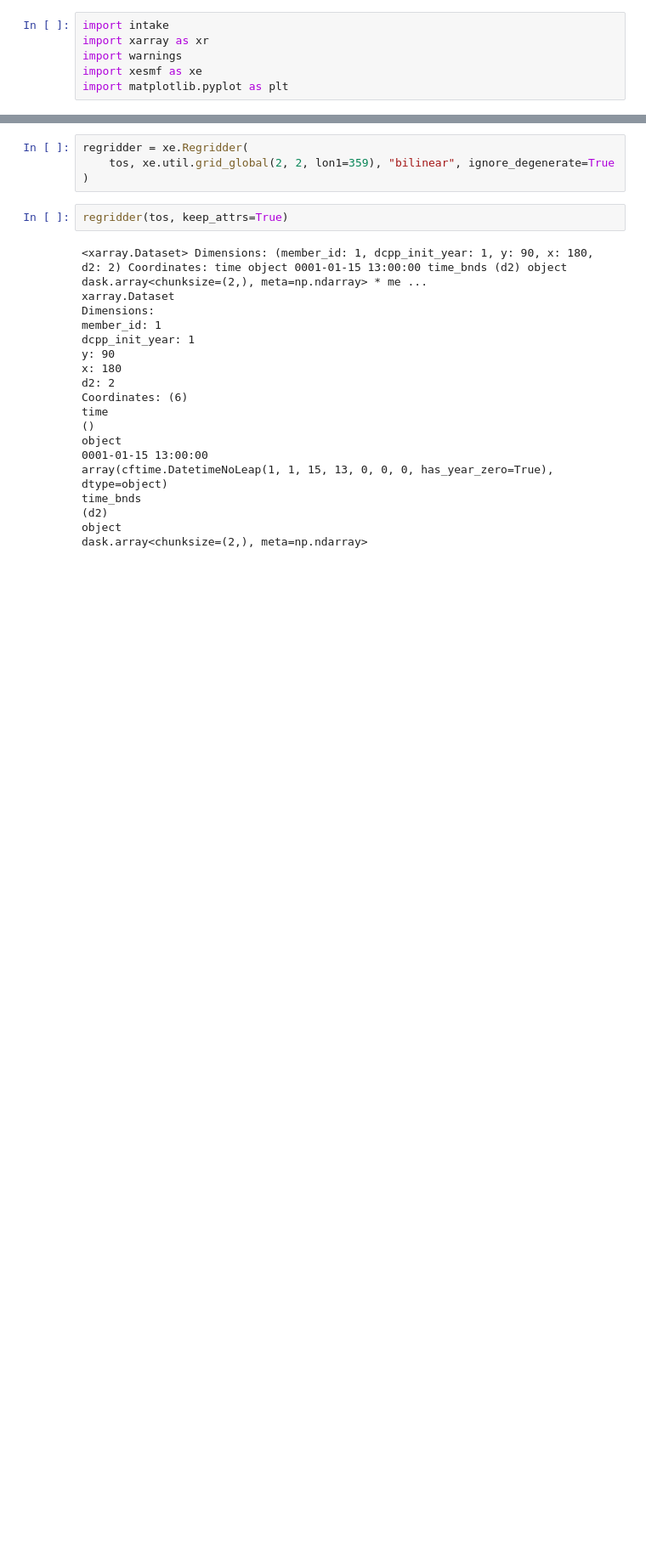
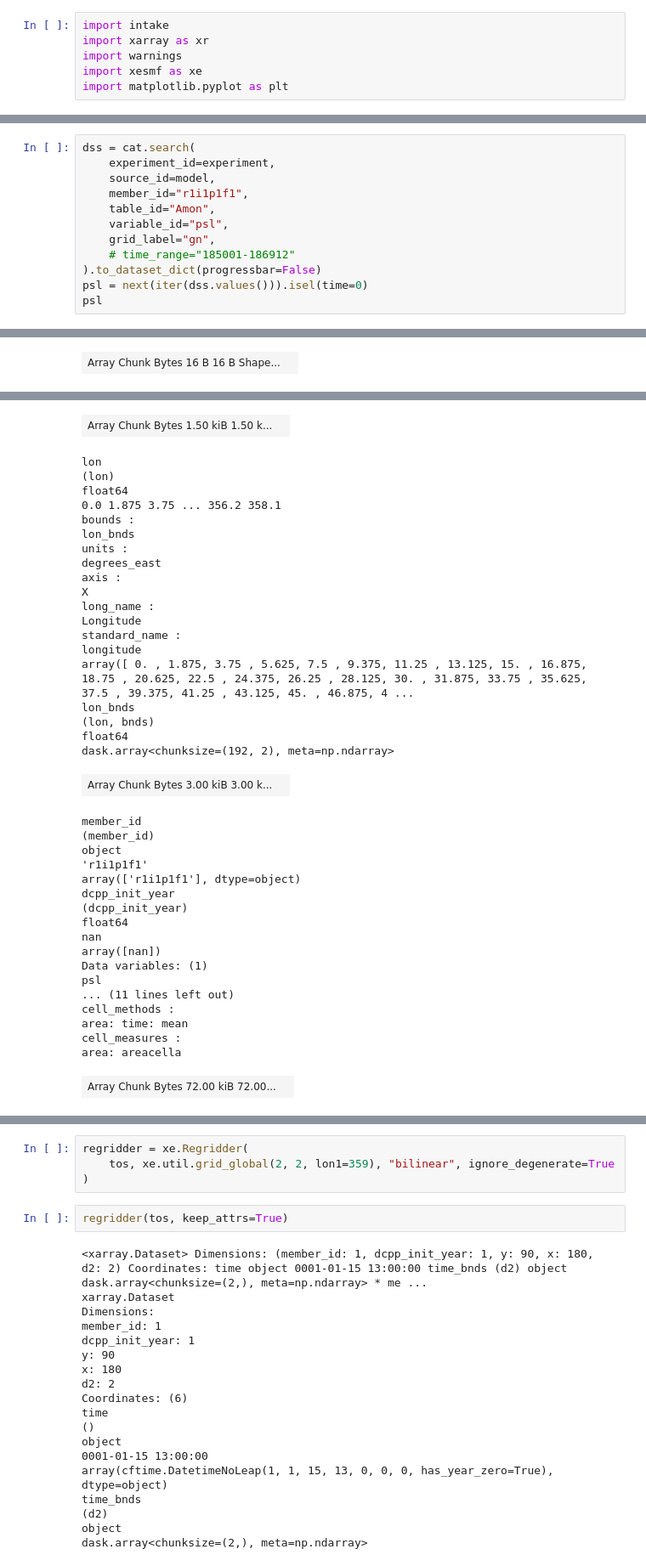
Before and after one commit to DominikStiller/uw-enspred, a Jupyter notebook: project/notebooks/intake.ipynb, the cells around one changed output, grey strips where cells are left out. Shown: that part at 85% size. Cells and saved outputs as stored; diff of their text form; blank space fills up the shorter version.

```diff
--- a/project/notebooks/intake.ipynb
+++ b/project/notebooks/intake.ipynb
@@ -50,2 +50,15 @@ path                   [/glade/collections/cmip/CMIP6/CMIP/NCAR/CESM2...
 derived_variable_id                                                   []
 dtype: object
+# %%
+dss = cat.search(
+    experiment_id=experiment,
+    source_id=model,
+    member_id="r1i1p1f1",
+    table_id="Amon",
+    variable_id="psl",
+    grid_label="gn",
+    # time_range="185001-186912"
+).to_dataset_dict(progressbar=False)
+psl = next(iter(dss.values())).isel(time=0)
+psl
+# %% [output]
@@ -51,0 +82 @@ dtype: object
+| Array Chunk Bytes 16 B 16 B Shape... |  |
@@ -51,0 +102,39 @@ dtype: object
+| Array Chunk Bytes 1.50 kiB 1.50 k... |  |
+lon
+(lon)
+float64
+0.0 1.875 3.75 ... 356.2 358.1
+bounds :
+lon_bnds
+units :
+degrees_east
+axis :
+X
+long_name :
+Longitude
+standard_name :
+longitude
+array([ 0. , 1.875, 3.75 , 5.625, 7.5 , 9.375, 11.25 , 13.125, 15. , 16.875, 18.75 , 20.625, 22.5 , 24.375, 26.25 , 28.125, 30. , 31.875, 33.75 , 35.625, 37.5 , 39.375, 41.25 , 43.125, 45. , 46.875, 4 ...
+lon_bnds
+(lon, bnds)
+float64
+dask.array<chunksize=(192, 2), meta=np.ndarray>
+| Array Chunk Bytes 3.00 kiB 3.00 k... |  |
+member_id
+(member_id)
+object
+'r1i1p1f1'
+array(['r1i1p1f1'], dtype=object)
+dcpp_init_year
+(dcpp_init_year)
+float64
+nan
+array([nan])
+Data variables: (1)
+psl
+... (11 lines left out)
+cell_methods :
+area: time: mean
+cell_measures :
+area: areacella
+| Array Chunk Bytes 72.00 kiB 72.00... |  |
```
Also changed, not shown: parts of 9 cells of this notebook, 4 other files.
